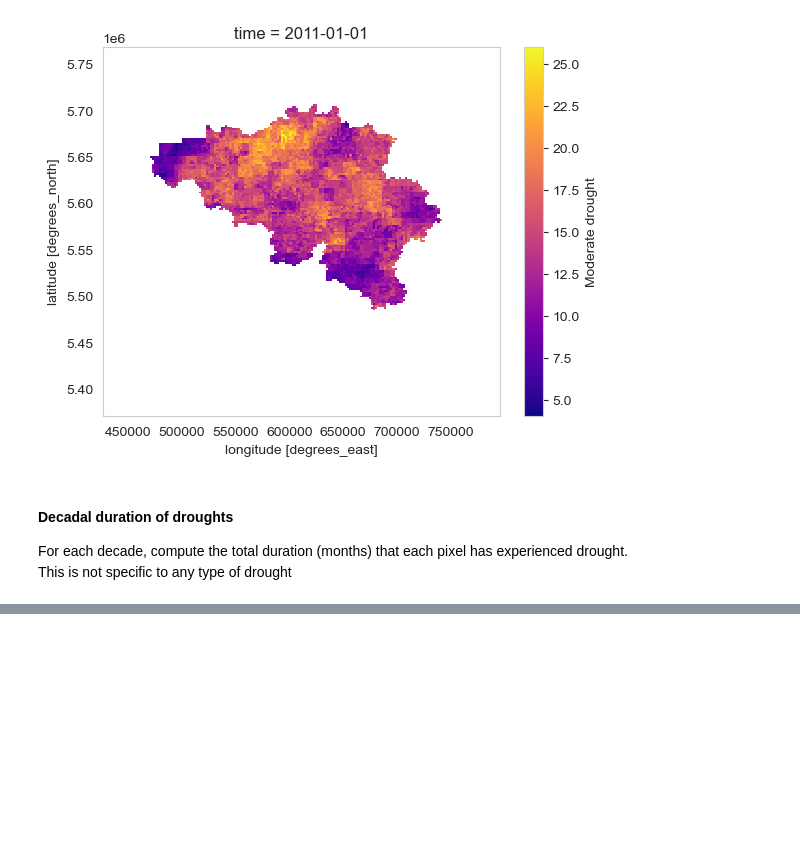
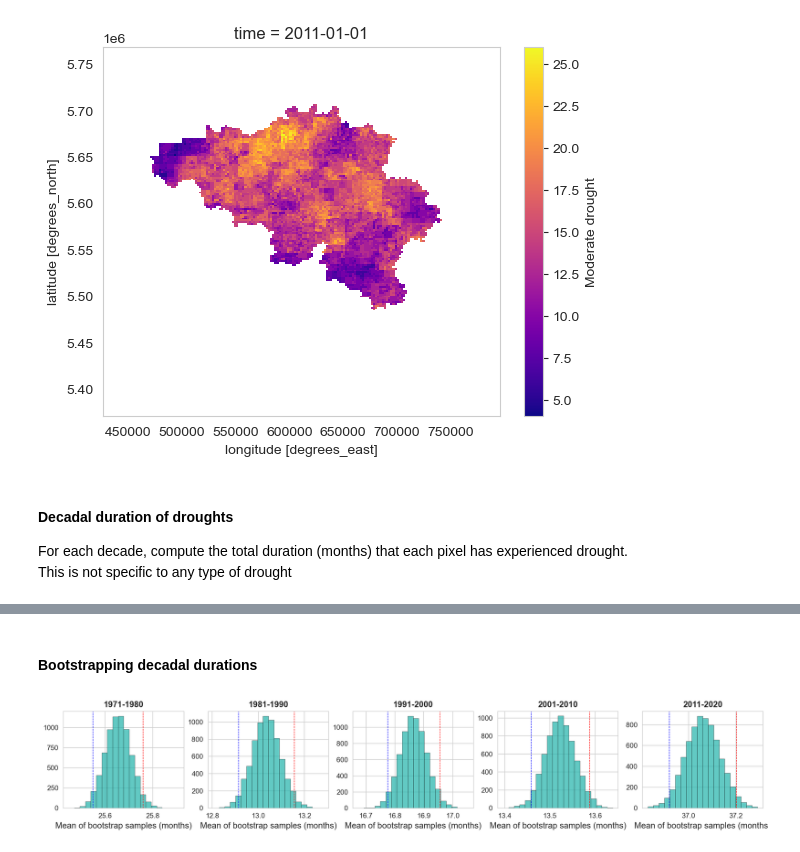
Before and after one commit to klekarkar/mHM_IO_dataprocessing, a Jupyter notebook: SMI_journal_plotting.ipynb, the cells around one changed output, grey strips where cells are left out. Cells and saved outputs as stored; diff of their text form; code cells hidden in the pictures; blank space fills up the shorter version.

Commit message:
bootstrapped samples for significance check

```diff
--- a/SMI_journal_plotting.ipynb
+++ b/SMI_journal_plotting.ipynb
@@ -293,0 +363,5 @@ plt.show()
+# %%
+# Calculate variance mask for graying out areas with very low variance of SMI
+threshold = 0.001  # Adjust as needed for "very low variance"
+smi_var = smi_EOBS_masked['SMI'].var(dim='time')
+zero_var_mask = (smi_var < threshold).fillna(False)
@@ -293,0 +491,2 @@ plt.show()
+# %% [markdown]
+#### Bootstrapping decadal durations
@@ -293,0 +521,33 @@ plt.show()
+# %%
+#Extract cumulative time in drought for each decade
+t_mean_decades = {}
+for decade in decades:
+    t_drought=decadal_durations[decade]['D1_to_D4'].to_dataframe().reset_index().drop(columns=['lat', 'lon','time']).dropna()
+
+    # Create bootstrap samples
+    tmean_decade = create_bootstrap_samples(t_drought, len(t_drought), n_samples=7000)
+
+    # Store the bootstrap sample means in the dictionary
+    t_mean_decades[decade] = tmean_decade
+# %%
+fig, axes = plt.subplots(1,5, figsize=(18, 2.5), dpi=180)
+axes = axes.flatten()
+
+#set hspace
+
+
+# plot the distribution
+for i, (decade, ax) in enumerate(zip(decades, axes)):
+    t_decade = t_mean_decades[decade]
+    ci_lower = t_decade.quantile(0.025)
+    ci_upper = t_decade.quantile(0.975)
+    ax.hist(t_decade, bins=20, color='lightseagreen', edgecolor='black', linewidth=0.4, alpha=0.7);
+    ax.axvline(ci_lower, color='blue', linestyle='--', linewidth=0.7)
+    ax.axvline(ci_upper, color='red', linestyle='--', linewidth=0.7)
+    #ax.set_xlim(0, 40)
+
+    #label the x-axis
+    ax.set_xlabel('Mean of bootstrap samples (months)', fontsize=12)
+    ax.set_title(decade, fontsize=12, fontweight='bold')
+# %% [output]
+[figure, added]
```
Also changed, not shown: parts of 8 cells of this notebook, 12 other files.
